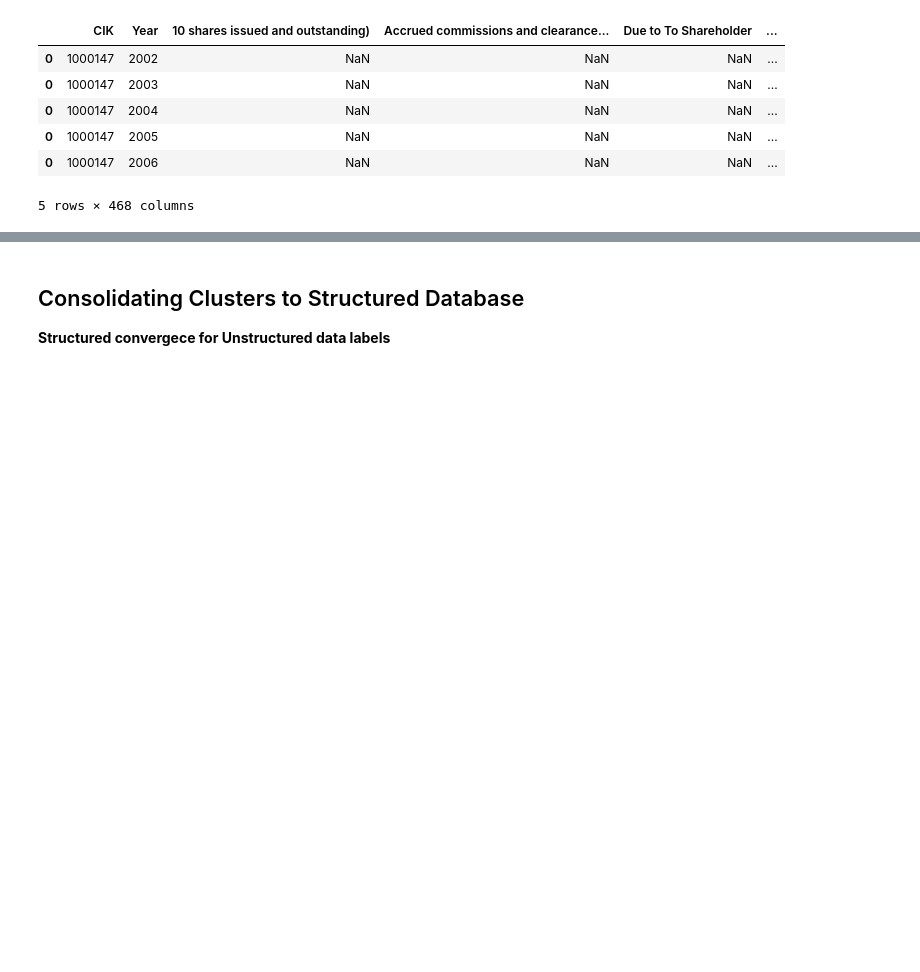
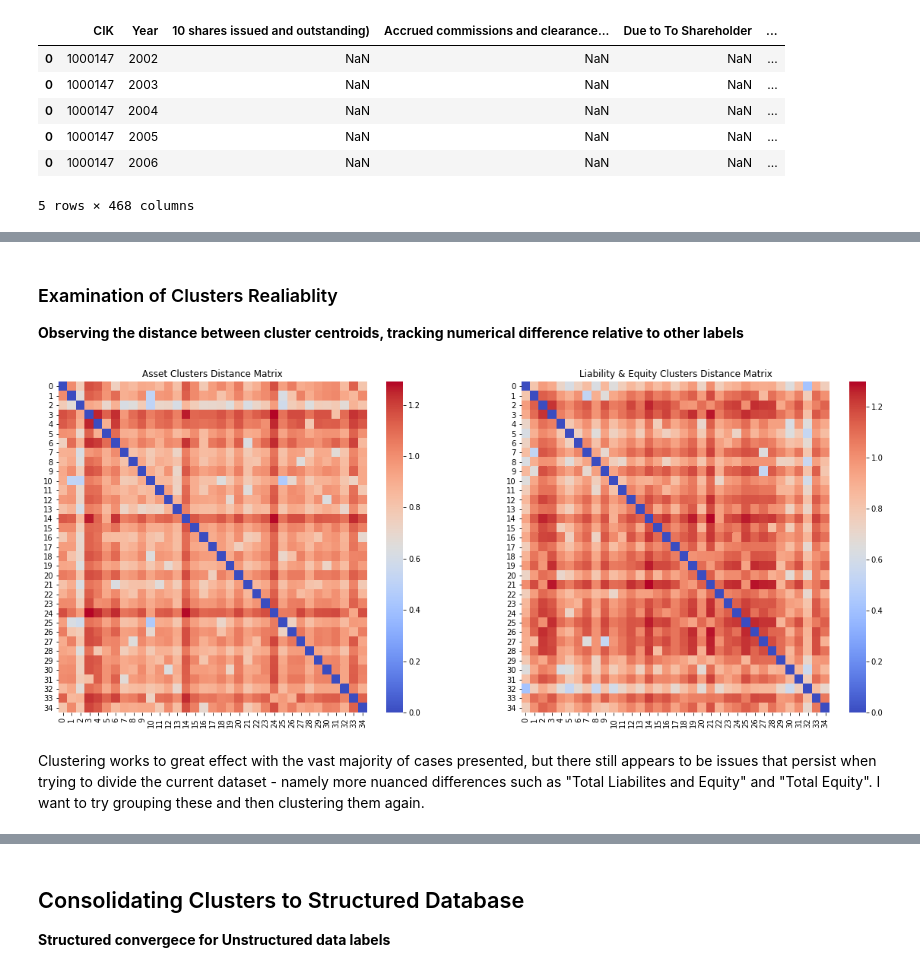
Before and after one commit to fernando-duarte/X17A5, a Jupyter notebook: buildDatabase.ipynb, the cells around one changed output, grey strips where cells are left out. Cells and saved outputs as stored; diff of their text form; code cells hidden in the pictures; blank space fills up the shorter version.

```diff
--- a/buildDatabase.ipynb
+++ b/buildDatabase.ipynb
@@ -587,5 +573,4 @@ assets
 # %%
-clusters = 30
-label, df = word_matching(array = assets.columns[2:],
-                          vectorizer_class = TfidfVectorizer(lowercase=True),
-                          cluster_class = KMeans(n_clusters=clusters, verbose=1, random_state=1, algorithm='full'))
+clusters = 35
+text_vectorizer = TfidfVectorizer(lowercase=True)
+cluster_mdl = KMeans(n_clusters=clusters, n_init=25, verbose=1, random_state=1, algorithm='full')
@@ -625,0 +577,4 @@ df
+# %%
+# perform clustering on the asset line items
+assetlabel, assetCenters, df1 = word_matching(array = assets.columns[2:], vectorizer_class = text_vectorizer,
+                                              cluster_class = cluster_mdl)
@@ -625,0 +599,4 @@ df
+# %%
+# perform clustering on the liability & equity line items
+liabilitylabel, liabilityCenters, df2 = word_matching(array = liability.columns[2:], vectorizer_class = text_vectorizer,
+                                                      cluster_class = cluster_mdl)
@@ -625,0 +621,33 @@ df
+# %% [markdown]
+### Examination of Clusters Realiablity
+**Observing the distance between cluster centroids, tracking numerical difference relative to other labels**
+# %%
+def distance_matrix(centers: np.ndarray):
+    clusters, nfeatures  = centers.shape
+    itRange = np.arange(clusters)
+
+    # similar to covariance matrix, initialize memory for distance matrix
+    dMat = np.zeros((clusters, clusters))
+
+    for i in itRange:
+        for j in itRange:
+            # computing the distance between centroids to examine label closeness
+            distance = np.sqrt(np.sum(np.square(centers[i, :] - centers[j, :])))
+
+            # assign values to the corresponding distance matrix
+            dMat[i, j] = distance
+
+    return dMat
+# %%
+fig, axes = plt.subplots(1, 2)
+fig.set_figwidth(20)
+fig.set_figheight(8)
+sns.heatmap(distance_matrix(assetCenters), cmap='coolwarm', ax=axes[0])
+sns.heatmap(distance_matrix(liabilityCenters), cmap='coolwarm', ax=axes[1])
+axes[0].set_title('Asset Clusters Distance Matrix')
+axes[1].set_title('Liability & Equity Clusters Distance Matrix')
+plt.show()
+# %% [output]
+[figure, added]
+# %% [markdown]
+Clustering works to great effect with the vast majority of cases presented, but there still appears to be issues that persist when trying to divide the current dataset - namely more nuanced differences such as "Total Liabilites and Equity" and "Total Equity". I want to try grouping these and then clustering them again.
```
Also changed, not shown: parts of 31 cells of this notebook.
